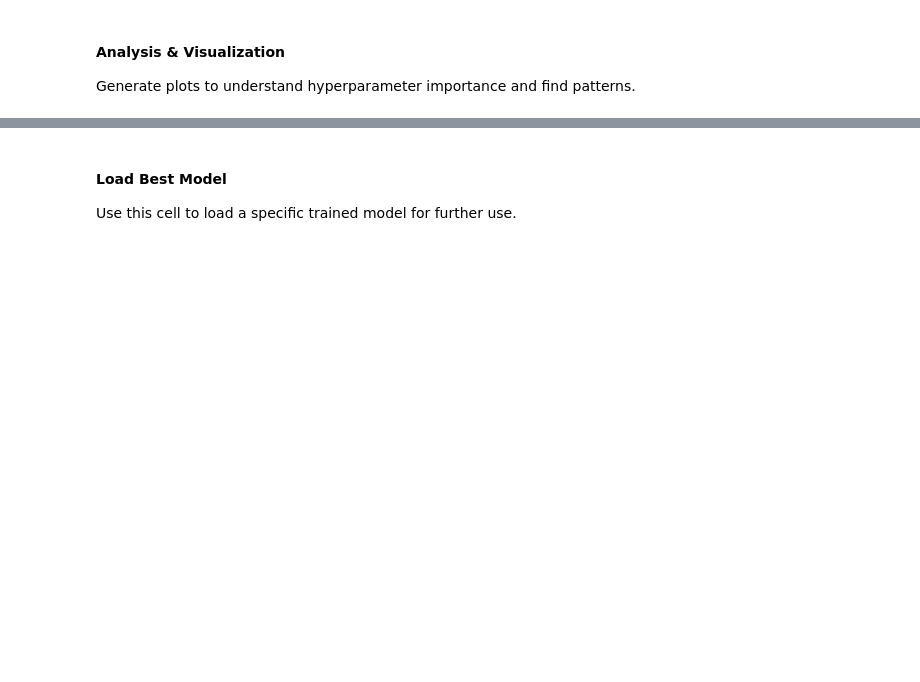
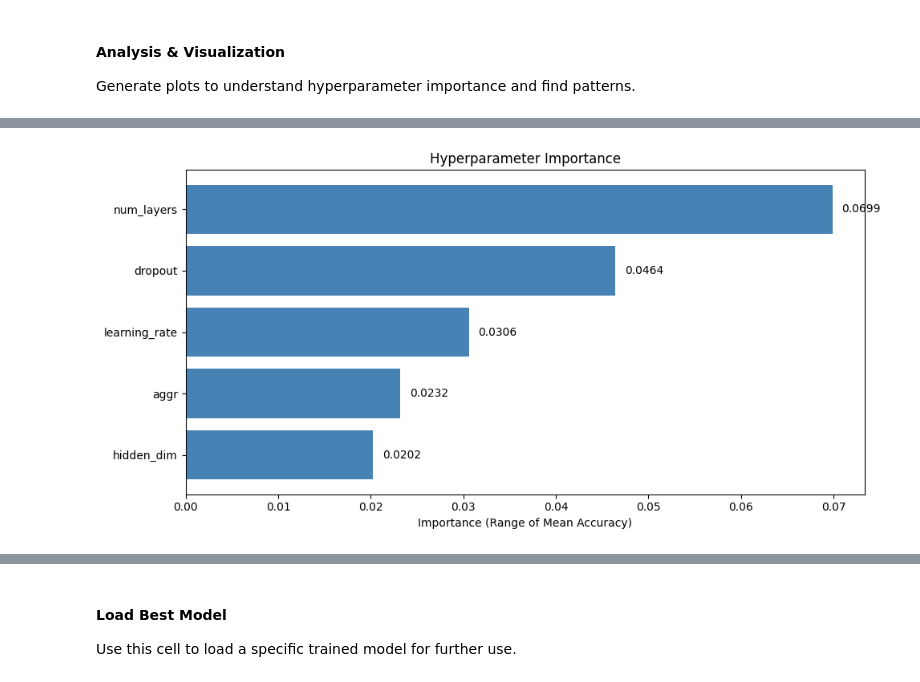
Before and after one commit to billxby/quantum-error-correction, a Jupyter notebook: code/gSAGE/tuning.ipynb, the cells around one changed output, grey strips where cells are left out. Saved outputs shown, nothing was run; the diff lists cells and outputs as text; code cells hidden in the pictures; blank space fills up the shorter version.

```diff
--- a/code/gSAGE/tuning.ipynb
+++ b/code/gSAGE/tuning.ipynb
@@ -668,57 +722,58 @@ Generate plots to understand hyperparameter importance and find patterns.
 # %%
-# # =============================================================================
-# # HYPERPARAMETER IMPORTANCE ANALYSIS
-# # =============================================================================
+# =============================================================================
+# HYPERPARAMETER IMPORTANCE ANALYSIS
+# =============================================================================
 
-# print("Hyperparameter Importance Analysis")
-# print("="*60)
-# print("\nMean validation accuracy by hyperparameter value:\n")
+print("Hyperparameter Importance Analysis")
+print("="*60)
+print("\nMean validation accuracy by hyperparameter value:\n")
 
-# # Analyze each hyperparameter
-# hyperparams = ['hp_num_layers', 'hp_hidden_dim', 'hp_learning_rate', 'hp_dropout', 'hp_aggr']
+# Analyze each hyperparameter
+hyperparams = ['hp_num_layers', 'hp_hidden_dim', 'hp_learning_rate', 'hp_dropout', 'hp_aggr']
 
-# importance_scores = {}
+importance_scores = {}
 
-# for hp in hyperparams:
-#     print(f"\n{hp.replace('hp_', '').upper()}:")
-#     grouped = df.groupby(hp)['val_accuracy'].agg(['mean', 'std', 'count'])
-#     grouped = grouped.sort_values('mean', ascending=False)
+for hp in hyperparams:
+    print(f"\n{hp.replace('hp_', '').upper()}:")
+    grouped = df.groupby(hp)['val_accuracy'].agg(['mean', 'std', 'count'])
+    grouped = grouped.sort_values('mean', ascending=False)
 
-#     # Calculate importance as range of means
-#     importance = grouped['mean'].max() - grouped['mean'].min()
-#     importance_scores[hp] = importance
+    # Calculate importance as range of means
+    importance = grouped['mean'].max() - grouped['mean'].min()
+    importance_scores[hp] = importance
 
-#     for idx, row in grouped.iterrows():
-#         print(f"  {idx}: mean={row['mean']:.4f}, std={row['std']:.4f}, n={int(row['count'])}")
-#     print(f"  Range: {importance:.4f}")
+    for idx, row in grouped.iterrows():
+        print(f"  {idx}: mean={row['mean']:.4f}, std={row['std']:.4f}, n={int(row['count'])}")
+    print(f"  Range: {importance:.4f}")
 
-# # Rank hyperparameters by importance
-# print(f"\n{'='*60}")
-# print("HYPERPARAMETER IMPORTANCE RANKING")
-# print("(by range of mean accuracy across values)")
-# print(f"{'='*60}")
+# Rank hyperparameters by importance
+print(f"\n{'='*60}")
+print("HYPERPARAMETER IMPORTANCE RANKING")
+print("(by range of mean accuracy across values)")
+print(f"{'='*60}")
 
-# sorted_importance = sorted(importance_scores.items(), key=lambda x: x[1], reverse=True)
-# for i, (hp, score) in enumerate(sorted_importance, 1):
-#     hp_name = hp.replace('hp_', '')
-#     print(f"{i}. {hp_name}: {score:.4f}")
+sorted_importance = sorted(importance_scores.items(), key=lambda x: x[1], reverse=True)
+for i, (hp, score) in enumerate(sorted_importance, 1):
+    hp_name = hp.replace('hp_', '')
+    print(f"{i}. {hp_name}: {score:.4f}")
 
-# # Plot importance
-# fig, ax = plt.subplots(figsize=(10, 5))
-# names = [hp.replace('hp_', '') for hp, _ in sorted_importance]
-# scores = [score for _, score in sorted_importance]
-# bars = ax.barh(names, scores, color='steelblue')
-# ax.set_xlabel('Importance (Range of Mean Accuracy)')
-# ax.set_title('Hyperparameter Importance')
-# ax.invert_yaxis()
+# Plot importance
+fig, ax = plt.subplots(figsize=(10, 5))
+names = [hp.replace('hp_', '') for hp, _ in sorted_importance]
+scores = [score for _, score in sorted_importance]
+bars = ax.barh(names, scores, color='steelblue')
+ax.set_xlabel('Importance (Range of Mean Accuracy)')
+ax.set_title('Hyperparameter Importance')
+ax.invert_yaxis()
 
-# # Add value labels
-# for bar, score in zip(bars, scores):
-#     ax.text(bar.get_width() + 0.001, bar.get_y() + bar.get_height()/2,
-#             f'{score:.4f}', va='center', fontsize=10)
+# Add value labels
+for bar, score in zip(bars, scores):
+    ax.text(bar.get_width() + 0.001, bar.get_y() + bar.get_height()/2,
+            f'{score:.4f}', va='center', fontsize=10)
 
-# plt.tight_layout()
-# plt.savefig(PLOTS_DIR / 'hyperparameter_importance.png', dpi=150, bbox_inches='tight')
-# plt.show()
+plt.tight_layout()
+plt.savefig(PLOTS_DIR / 'hyperparameter_importance.png', dpi=150, bbox_inches='tight')
+plt.show()
 
-# print(f"\nPlot saved to: {PLOTS_DIR / 'hyperparameter_importance.png'}")
+print(f"\nPlot saved to: {PLOTS_DIR / 'hyperparameter_importance.png'}")
+# %% [output]
@@ -724,0 +797 @@ Generate plots to understand hyperparameter importance and find patterns.
+[figure, added]
```
Also changed, not shown: parts of 5 cells of this notebook, 4 other files.
